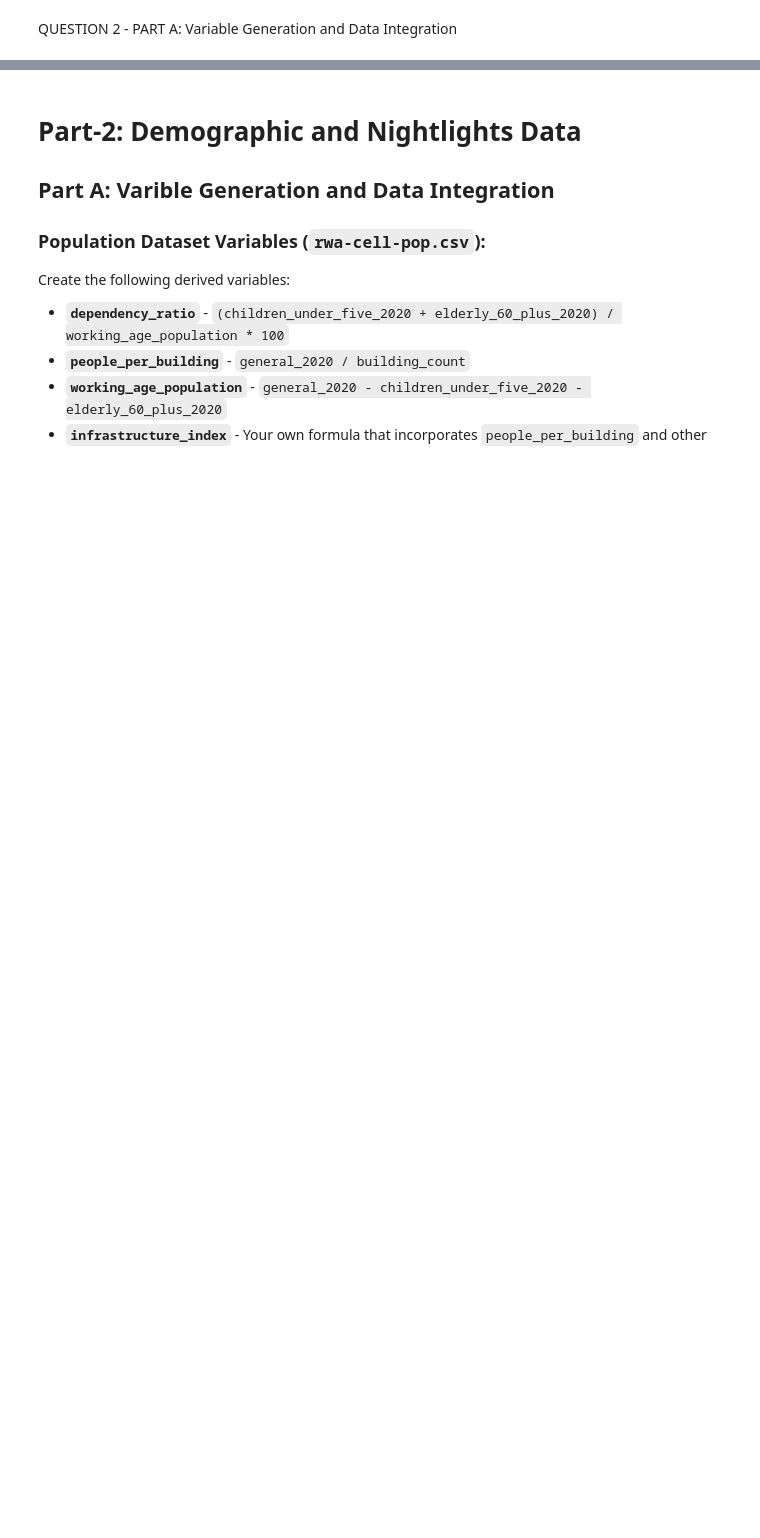
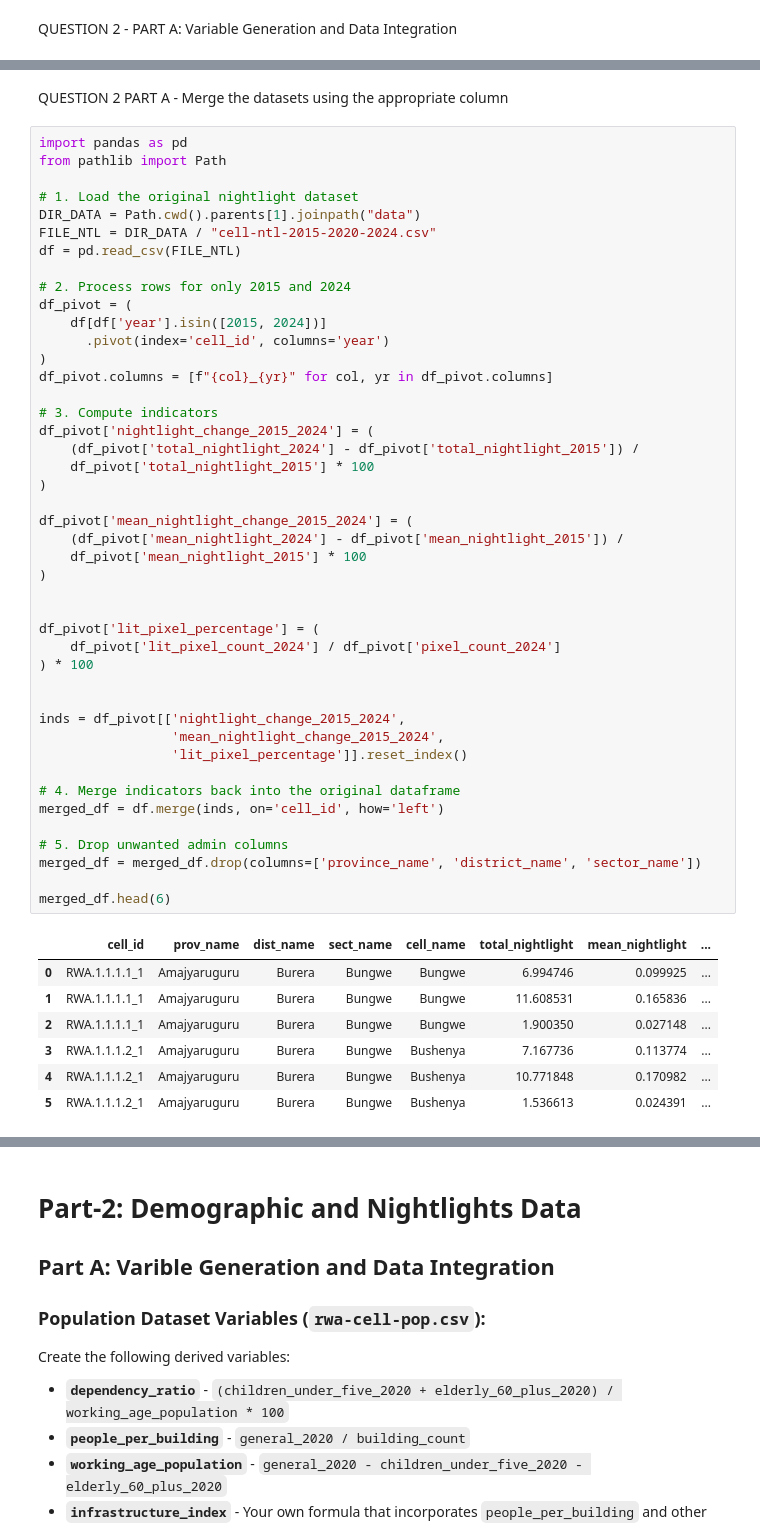
Before and after one commit to emkay3-debug/AIMS-DSCBI, a Jupyter notebook: notebooks/assignments/assignment-2.ipynb, the cells around one changed output, grey strips where cells are left out. Cells and saved outputs as stored; diff of their text form; blank space fills up the shorter version.

```diff
--- a/notebooks/assignments/assignment-2.ipynb
+++ b/notebooks/assignments/assignment-2.ipynb
@@ -574,0 +525,54 @@ Bottom 5 districts (lowest/negative growth):
+# %% [markdown]
+QUESTION 2 PART A - Merge the datasets using the appropriate column
+# %%
+import pandas as pd
+from pathlib import Path
+
+# 1. Load the original nightlight dataset
+DIR_DATA = Path.cwd().parents[1].joinpath("data")
+FILE_NTL = DIR_DATA / "cell-ntl-2015-2020-2024.csv"
+df = pd.read_csv(FILE_NTL)
+
+# 2. Process rows for only 2015 and 2024
+df_pivot = (
+    df[df['year'].isin([2015, 2024])]
+      .pivot(index='cell_id', columns='year')
+)
+df_pivot.columns = [f"{col}_{yr}" for col, yr in df_pivot.columns]
+
+# 3. Compute indicators
+df_pivot['nightlight_change_2015_2024'] = (
+    (df_pivot['total_nightlight_2024'] - df_pivot['total_nightlight_2015']) /
+    df_pivot['total_nightlight_2015'] * 100
+)
+
+df_pivot['mean_nightlight_change_2015_2024'] = (
+    (df_pivot['mean_nightlight_2024'] - df_pivot['mean_nightlight_2015']) /
+    df_pivot['mean_nightlight_2015'] * 100
+)
+
+
+df_pivot['lit_pixel_percentage'] = (
+    df_pivot['lit_pixel_count_2024'] / df_pivot['pixel_count_2024']
+) * 100
+
+
+inds = df_pivot[['nightlight_change_2015_2024',
+                 'mean_nightlight_change_2015_2024',
+                 'lit_pixel_percentage']].reset_index()
+
+# 4. Merge indicators back into the original dataframe
+merged_df = df.merge(inds, on='cell_id', how='left')
+
+# 5. Drop unwanted admin columns
+merged_df = merged_df.drop(columns=['province_name', 'district_name', 'sector_name'])
+
+merged_df.head(6)
+# %% [output]
+|  | cell_id | prov_name | dist_name | sect_name | cell_name | total_nightlight | mean_nightlight | ... |
+| 0 | RWA.1.1.1.1_1 | Amajyaruguru | Burera | Bungwe | Bungwe | 6.994746 | 0.099925 | ... |
+| 1 | RWA.1.1.1.1_1 | Amajyaruguru | Burera | Bungwe | Bungwe | 11.608531 | 0.165836 | ... |
+| 2 | RWA.1.1.1.1_1 | Amajyaruguru | Burera | Bungwe | Bungwe | 1.900350 | 0.027148 | ... |
+| 3 | RWA.1.1.1.2_1 | Amajyaruguru | Burera | Bungwe | Bushenya | 7.167736 | 0.113774 | ... |
+| 4 | RWA.1.1.1.2_1 | Amajyaruguru | Burera | Bungwe | Bushenya | 10.771848 | 0.170982 | ... |
+| 5 | RWA.1.1.1.2_1 | Amajyaruguru | Burera | Bungwe | Bushenya | 1.536613 | 0.024391 | ... |
```
Also changed, not shown: parts of 25 cells of this notebook, 12 other files.
